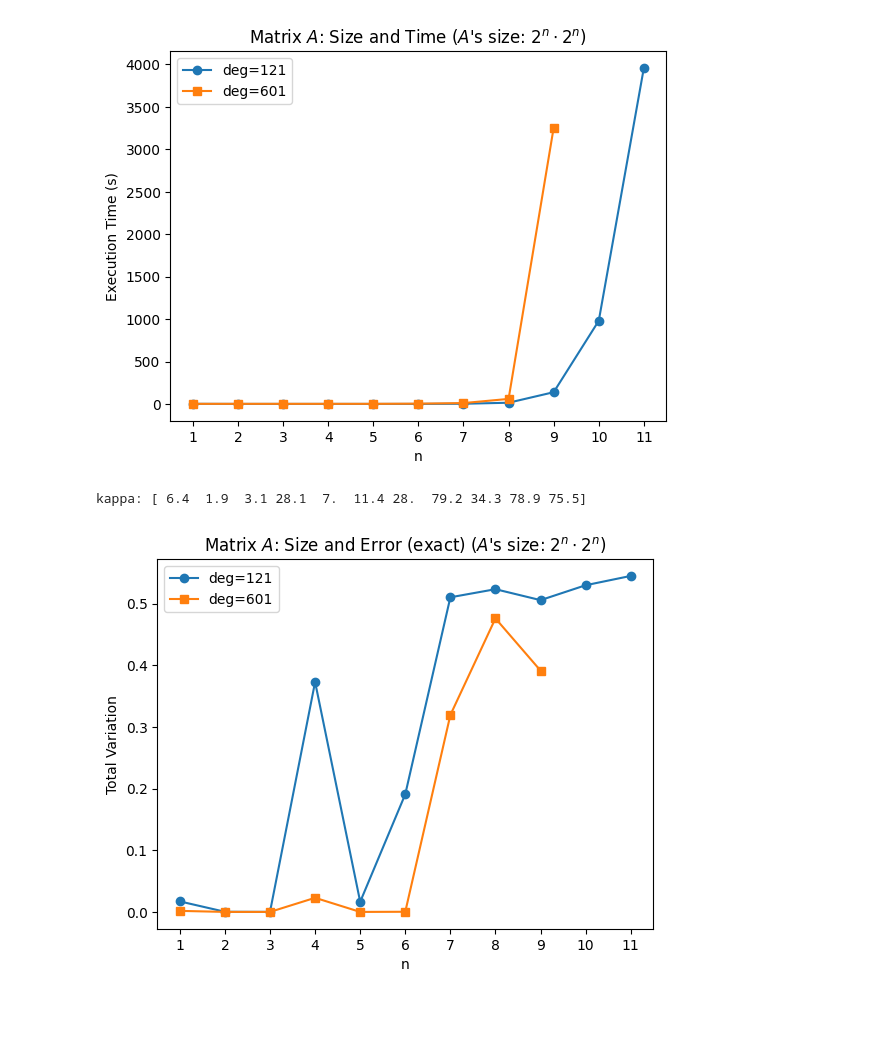
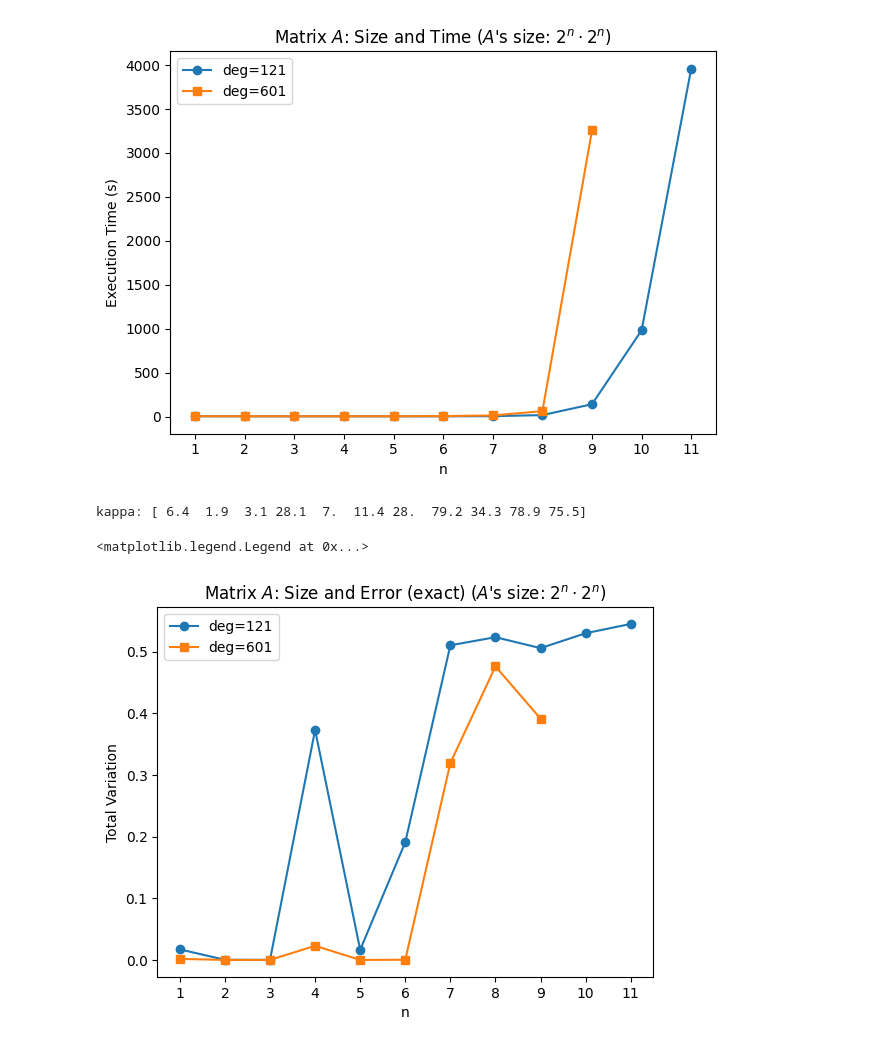
Before and after one commit to lbwei1016/QSVT-implementation, a Jupyter notebook: plot.ipynb, the cells around one changed output. Cells and saved outputs as stored; diff of their text form; code cells hidden in the pictures; blank space fills up the shorter version.

```diff
--- a/plot.ipynb
+++ b/plot.ipynb
@@ -1,31 +1,37 @@
 # %%
 import matplotlib.pyplot as plt
 import numpy as np
 
-n_range = list(range(1, 12))
+n_range = np.arange(start=1, stop=11 + 1)
 # n_range = np.array((list(range(1, 12))))
 time_deg121 = [4, 3, 3, 3, 3, 3, 5, 17, 141, 982, 3959]
 time_deg601 = [4, 4, 4, 4, 4, 6, 13, 62, 3256, None, None]
 
+bar_width = 0.2
 
 # Create the line chart with data points
+# plt.bar(n_range, time_deg121, width=bar_width, label='deg=121')
+# plt.bar(n_range + bar_width, time_deg601, width=bar_width, label='deg=601')
+
 plt.plot(n_range, time_deg121, label='deg=121', marker='o')
 plt.plot(n_range, time_deg601, label='deg=601', marker='s')
+
 
 # Add labels and title
 plt.xlabel('n')
 plt.ylabel('Execution Time (s)')
 plt.title('Matrix $A$: Size and Time ($A$\'s size: $2^n\cdot2^n$)')
 
 plt.xticks(n_range)
 
 # Add a legend
 plt.legend()
+plt.tight_layout()
 
 # Display the chart
 plt.show()
 # %% [output]
-[figure, old version]
+[figure, new version]
 # %%
 TV_deg121 = [
     0.01707399165950635,
@@ -99,7 +105,8 @@ plt.xticks(n_range)
 plt.legend()
 
 # Display the chart
-plt.show()
+# plt.show()
 # %% [output]
 kappa: [ 6.4  1.9  3.1 28.1  7.  11.4 28.  79.2 34.3 78.9 75.5]
+<matplotlib.legend.Legend at 0x...>
 [figure]
```
Also changed, not shown: parts of 3 cells of this notebook, 10 other files.
